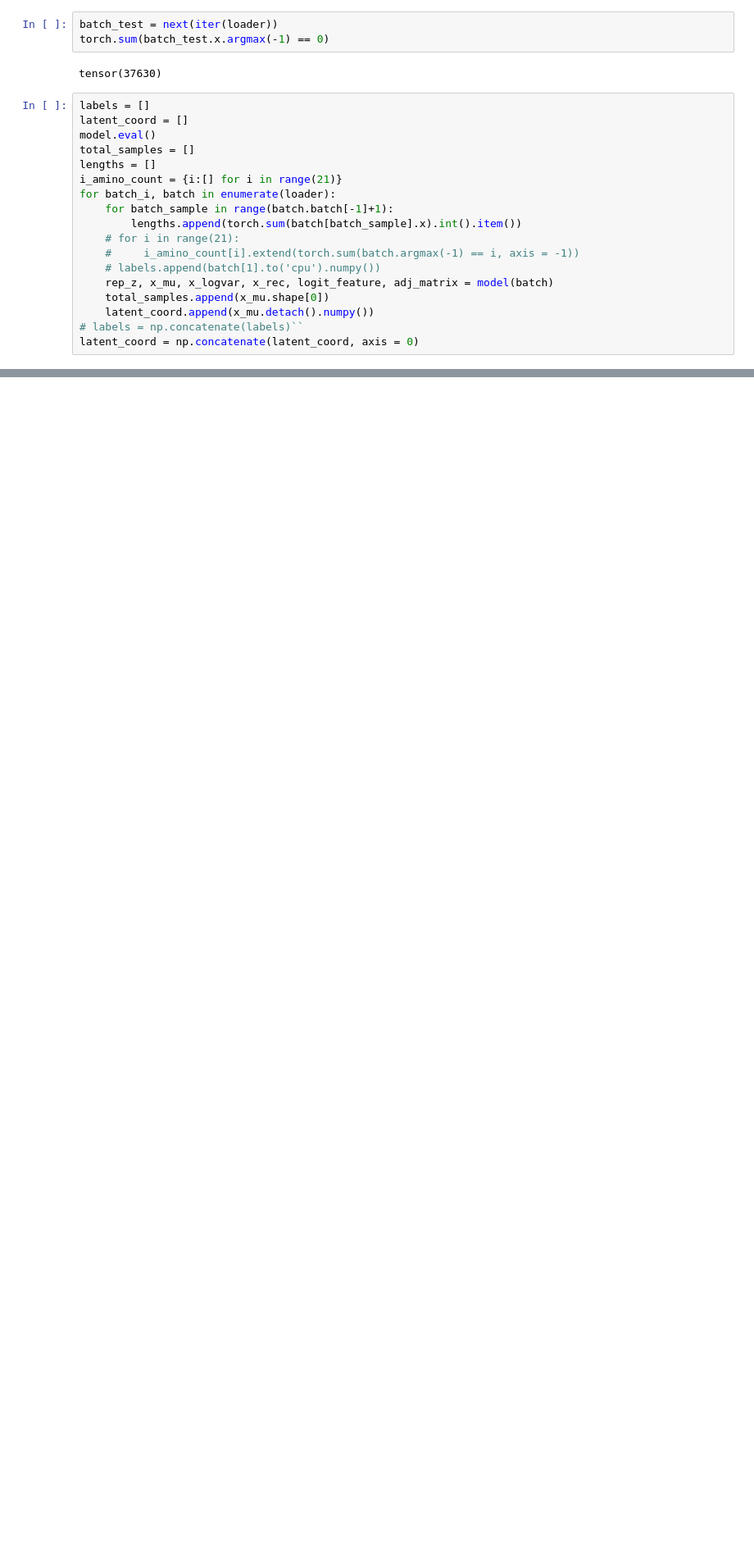
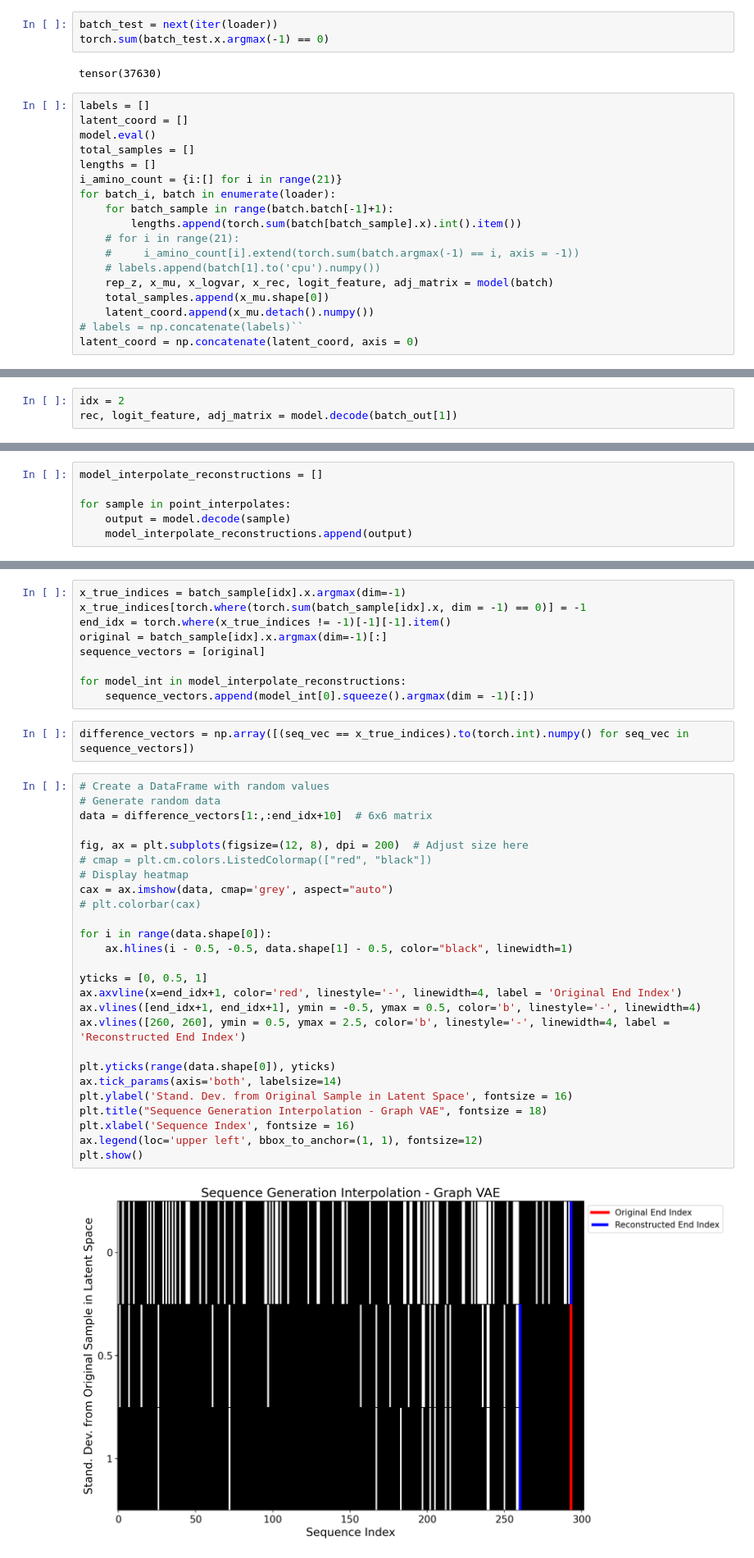
Before and after one commit to shazakam/ProteinManifoldLearning, a Jupyter notebook: Notebooks/GraphVAE_latent_vis.ipynb, the cells around one changed output, grey strips where cells are left out. Shown at 82% size. Saved outputs shown, nothing was run; the diff lists cells and outputs as text; blank space fills up the shorter version.

```diff
--- a/Notebooks/GraphVAE_latent_vis.ipynb
+++ b/Notebooks/GraphVAE_latent_vis.ipynb
@@ -92,0 +106,3 @@ plt.show()
+# %%
+idx = 2
+rec, logit_feature, adj_matrix = model.decode(batch_out[1])
@@ -92,0 +117,6 @@ plt.show()
+# %%
+model_interpolate_reconstructions = []
+
+for sample in point_interpolates:
+    output = model.decode(sample)
+    model_interpolate_reconstructions.append(output)
@@ -92,0 +129,39 @@ plt.show()
+# %%
+x_true_indices = batch_sample[idx].x.argmax(dim=-1)
+x_true_indices[torch.where(torch.sum(batch_sample[idx].x, dim = -1) == 0)] = -1
+end_idx = torch.where(x_true_indices != -1)[-1][-1].item()
+original = batch_sample[idx].x.argmax(dim=-1)[:]
+sequence_vectors = [original]
+
+for model_int in model_interpolate_reconstructions:
+    sequence_vectors.append(model_int[0].squeeze().argmax(dim = -1)[:])
+# %%
+difference_vectors = np.array([(seq_vec == x_true_indices).to(torch.int).numpy() for seq_vec in sequence_vectors])
+# %%
+# Create a DataFrame with random values
+# Generate random data
+data = difference_vectors[1:,:end_idx+10]  # 6x6 matrix
+
+fig, ax = plt.subplots(figsize=(12, 8), dpi = 200)  # Adjust size here
+# cmap = plt.cm.colors.ListedColormap(["red", "black"])
+# Display heatmap
+cax = ax.imshow(data, cmap='grey', aspect="auto")
+# plt.colorbar(cax)
+
+for i in range(data.shape[0]):
+    ax.hlines(i - 0.5, -0.5, data.shape[1] - 0.5, color="black", linewidth=1)
+
+yticks = [0, 0.5, 1]
+ax.axvline(x=end_idx+1, color='red', linestyle='-', linewidth=4, label = 'Original End Index')
+ax.vlines([end_idx+1, end_idx+1], ymin = -0.5, ymax = 0.5, color='b', linestyle='-', linewidth=4)
+ax.vlines([260, 260], ymin = 0.5, ymax = 2.5, color='b', linestyle='-', linewidth=4, label = 'Reconstructed End Index')
+
+plt.yticks(range(data.shape[0]), yticks)
+ax.tick_params(axis='both', labelsize=14)
+plt.ylabel('Stand. Dev. from Original Sample in Latent Space', fontsize = 16)
+plt.title("Sequence Generation Interpolation - Graph VAE", fontsize = 18)
+plt.xlabel('Sequence Index', fontsize = 16)
+ax.legend(loc='upper left', bbox_to_anchor=(1, 1), fontsize=12)
+plt.show()
+# %% [output]
+[figure, added]
```
Also changed, not shown: parts of 18 cells of this notebook, 5 other files.
